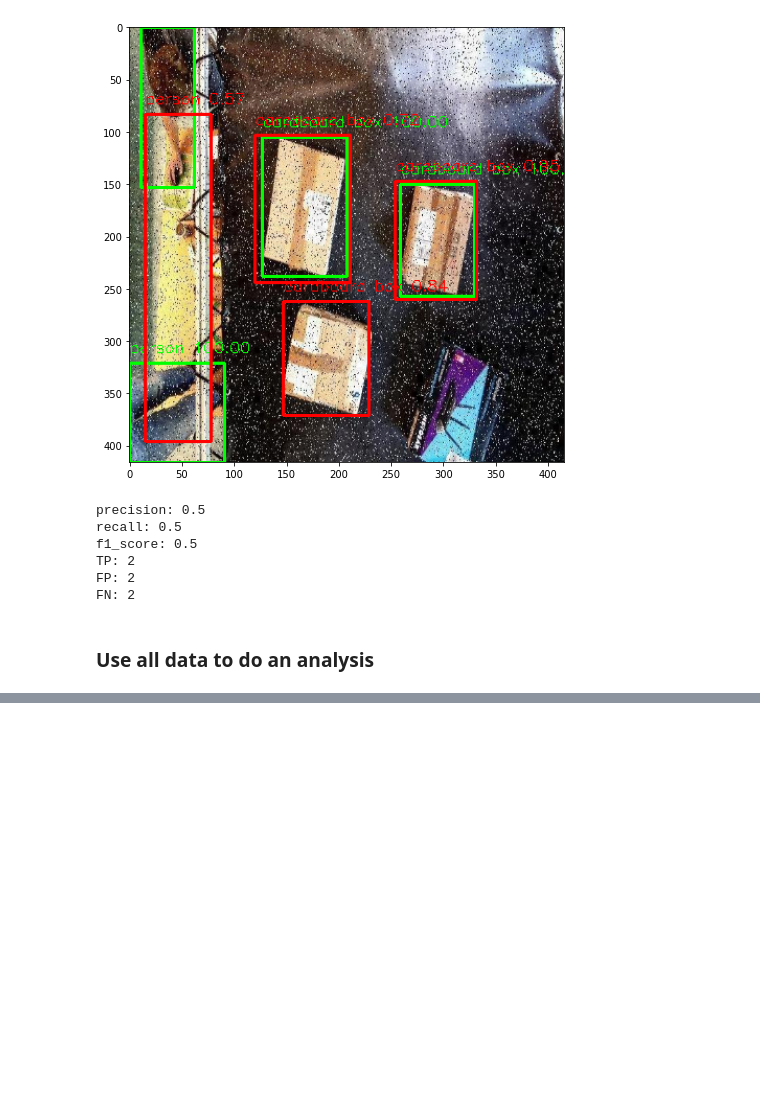
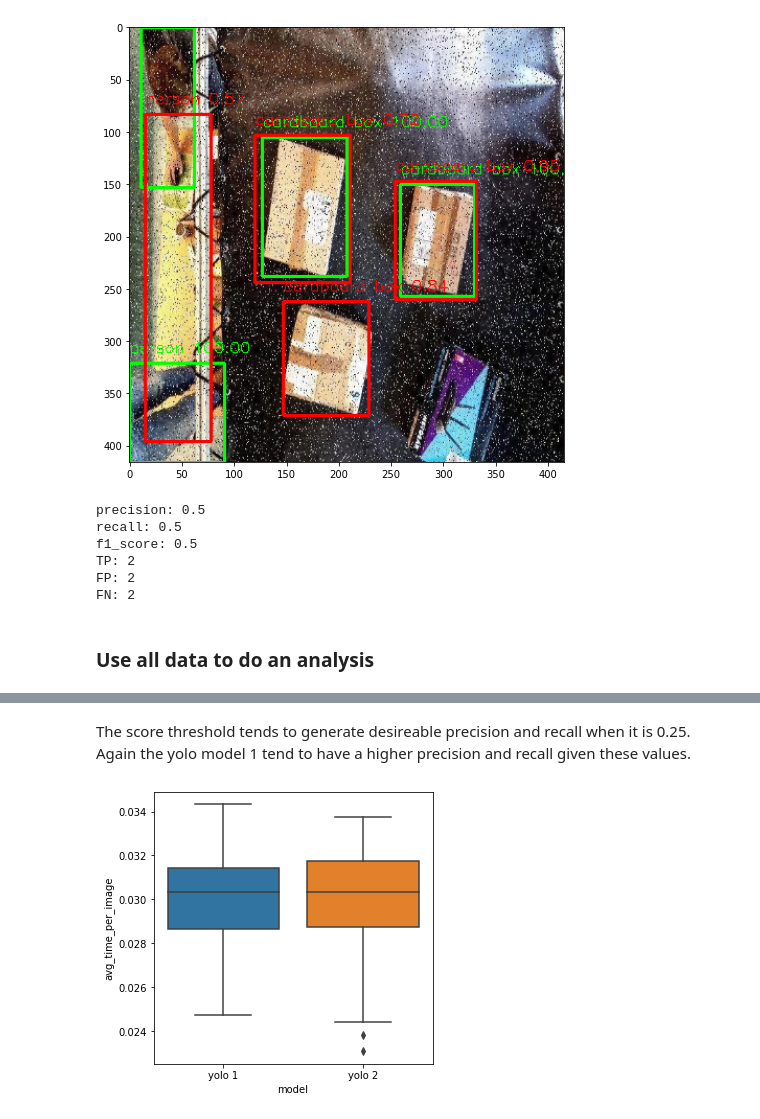
Before and after one commit to kaneelgit/senevirathne-kaneel-EN705603, a Jupyter notebook: techtrack/notebooks/model_performance.ipynb, the cells around one changed output, grey strips where cells are left out. Drawn from its saved outputs; the diff is of its cells as text; code cells hidden in the pictures; blank space fills up the shorter version.

```diff
--- a/techtrack/notebooks/model_performance.ipynb
+++ b/techtrack/notebooks/model_performance.ipynb
@@ -304,0 +450,10 @@ KeyboardInterrupt:
+# %% [markdown]
+The score threshold tends to generate desireable precision and recall when it is 0.25. Again the yolo model 1 tend to have a higher precision and recall given these values.
+# %%
+import seaborn as sns
+
+plt.figure(figsize = (5, 5))
+sns.boxplot(x = 'model', y = 'avg_time_per_image', data = df)
+plt.show()
+# %% [output]
+[figure, added]
```
Also changed, not shown: parts of 14 cells of this notebook.
